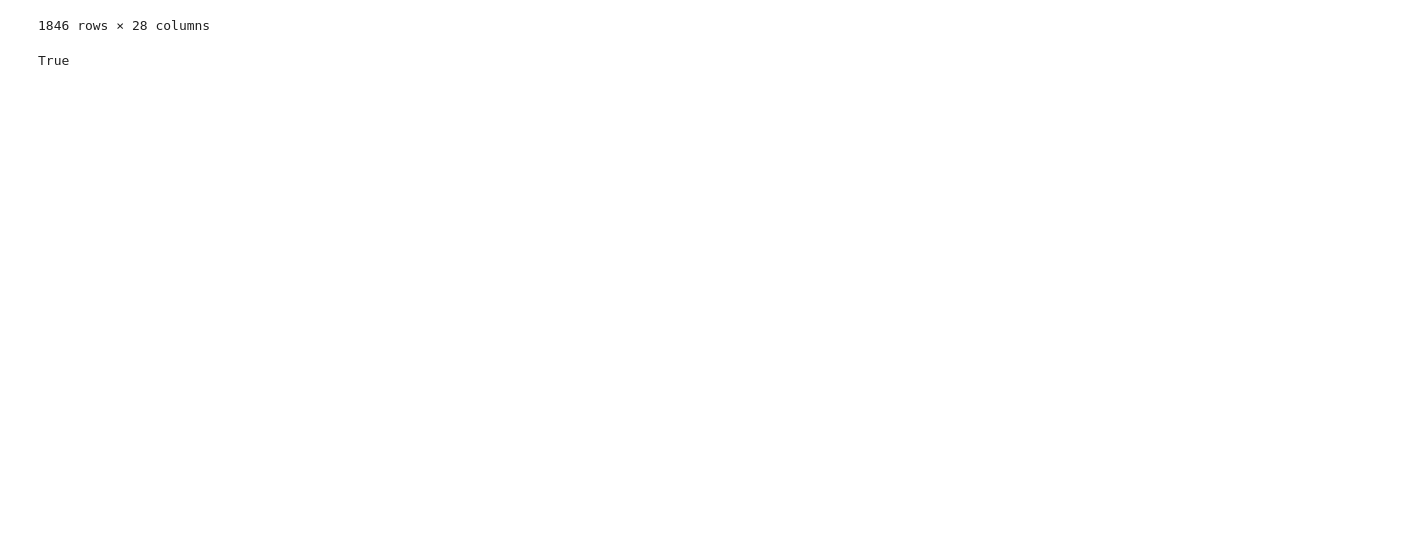
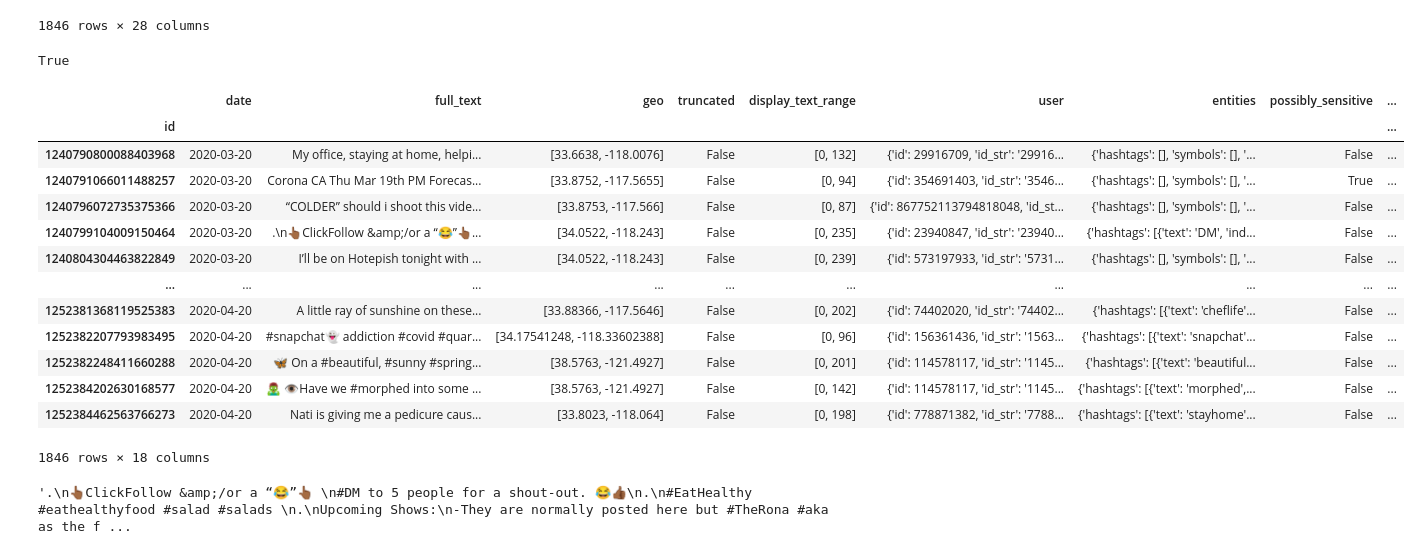
Before and after one commit to swethapola/w207_finalproject, a Jupyter notebook: notebooks/tweet_mobility.ipynb, the cells around one changed output. Saved outputs shown, nothing was run; the diff lists cells and outputs as text; code cells hidden in the pictures; blank space fills up the shorter version.

```diff
--- a/notebooks/tweet_mobility.ipynb
+++ b/notebooks/tweet_mobility.ipynb
@@ -89,3 +89,26 @@ tweet_mobility
 len(ca_tweets) == len(tweet_mobility) #sanity_check
 # %% [output]
 True
+# %%
+tw = tweet_mobility.drop(columns = ['Unnamed: 0', 'census_fips_code','iso_3166_2_code', 'metro_area', 'place', 'lang', 'country_region_code', 'country_region', 'sub_region_1'])
+# %%
+tw.set_index('id')
+# %% [output]
+|  | date | full_text | geo | truncated | display_text_range | user | entities | possibly_sensitive | ... |
+| id |  |  |  |  |  |  |  |  | ... |
+| 1240790800088403968 | 2020-03-20 | My office, staying at home, helpi... | [33.6638, -118.0076] | False | [0, 132] | {'id': 29916709, 'id_str': '29916... | {'hashtags': [], 'symbols': [], '... | False | ... |
+| 1240791066011488257 | 2020-03-20 | Corona CA Thu Mar 19th PM Forecas... | [33.8752, -117.5655] | False | [0, 94] | {'id': 354691403, 'id_str': '3546... | {'hashtags': [], 'symbols': [], '... | True | ... |
+| 1240796072735375366 | 2020-03-20 | “COLDER” should i shoot this vide... | [33.8753, -117.566] | False | [0, 87] | {'id': 867752113794818048, 'id_st... | {'hashtags': [], 'symbols': [], '... | False | ... |
+| 1240799104009150464 | 2020-03-20 | .\n👆🏾ClickFollow &amp;/or a “😂”👆🏾... | [34.0522, -118.243] | False | [0, 235] | {'id': 23940847, 'id_str': '23940... | {'hashtags': [{'text': 'DM', 'ind... | False | ... |
+| 1240804304463822849 | 2020-03-20 | I’ll be on Hotepish tonight with ... | [34.0522, -118.243] | False | [0, 239] | {'id': 573197933, 'id_str': '5731... | {'hashtags': [], 'symbols': [], '... | False | ... |
+| ... | ... | ... | ... | ... | ... | ... | ... | ... | ... |
+| 1252381368119525383 | 2020-04-20 | A little ray of sunshine on these... | [33.88366, -117.5646] | False | [0, 202] | {'id': 74402020, 'id_str': '74402... | {'hashtags': [{'text': 'cheflife'... | False | ... |
+| 1252382207793983495 | 2020-04-20 | #snapchat👻 addiction #covid #quar... | [34.17541248, -118.33602388] | False | [0, 96] | {'id': 156361436, 'id_str': '1563... | {'hashtags': [{'text': 'snapchat'... | False | ... |
+| 1252382248411660288 | 2020-04-20 | 🦋 On a #beautiful, #sunny #spring... | [38.5763, -121.4927] | False | [0, 201] | {'id': 114578117, 'id_str': '1145... | {'hashtags': [{'text': 'beautiful... | False | ... |
+| 1252384202630168577 | 2020-04-20 | 🧟‍♂️ 👁Have we #morphed into some ... | [38.5763, -121.4927] | False | [0, 142] | {'id': 114578117, 'id_str': '1145... | {'hashtags': [{'text': 'morphed',... | False | ... |
+| 1252384462563766273 | 2020-04-20 | Nati is giving me a pedicure caus... | [33.8023, -118.064] | False | [0, 198] | {'id': 778871382, 'id_str': '7788... | {'hashtags': [{'text': 'stayhome'... | False | ... |
+1846 rows × 18 columns
+# %%
+tw.to_csv('../data/tweet_mobility.csv')
+# %% [output]
+'.\n👆🏾ClickFollow &amp;/or a “😂”👆🏾 \n#DM to 5 people for a shout-out. 😂👍🏾\n.\n#EatHealthy #eathealthyfood #salad #salads \n.\nUpcoming Shows:\n-They are normally posted here but #TheRona #aka as the f ...
```
Also changed, not shown: 1 other file.
